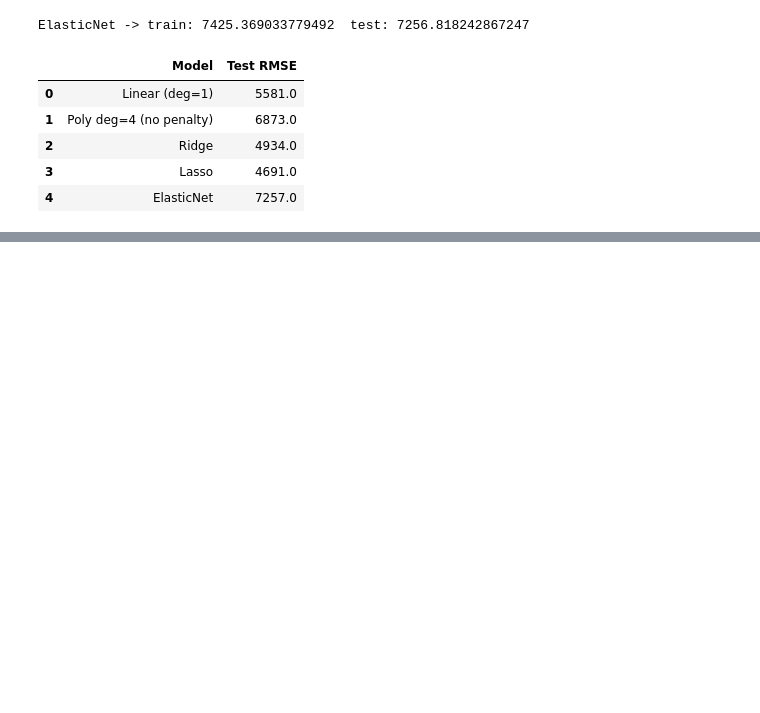
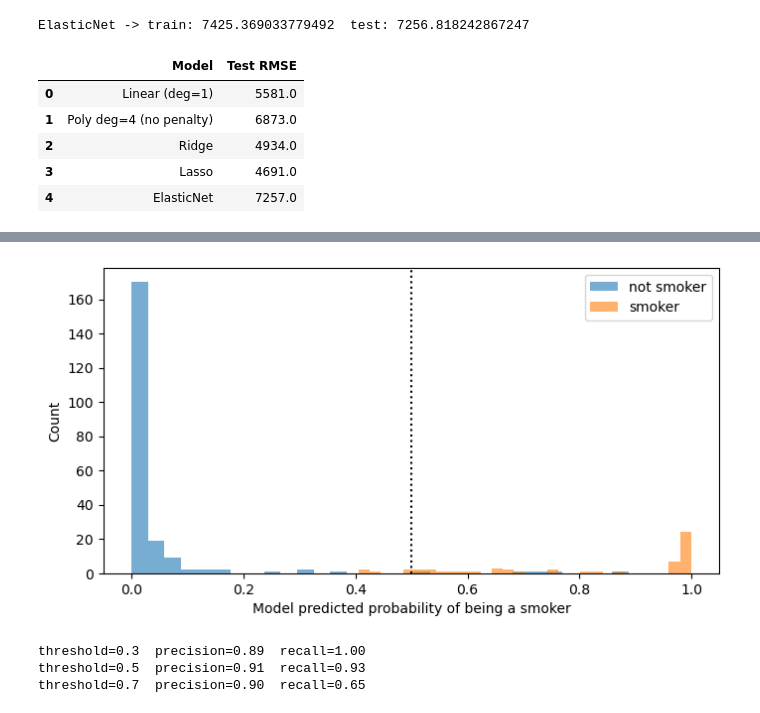
Before and after one commit to EvezMemmedov/End-to-End-Data-Science, a Jupyter notebook: Project-01/insurance_ml.ipynb, the cells around one changed output, grey strips where cells are left out. Cells and saved outputs as stored; diff of their text form; code cells hidden in the pictures; blank space fills up the shorter version.

```diff
--- a/Project-01/insurance_ml.ipynb
+++ b/Project-01/insurance_ml.ipynb
@@ -654,3 +654,12 @@ results.round(0)
 | 2 | Ridge | 4934.0 |
 | 3 | Lasso | 4691.0 |
 | 4 | ElasticNet | 7257.0 |
+# %%
+from sklearn.model_selection import train_test_split
+
+X_clf = df_encoded.drop('smoker_yes', axis=1)
+y_clf = df_encoded['smoker_yes']
+
+Xc_train, Xc_test, yc_train, yc_test = train_test_split(X_clf, y_clf, test_size=0.2, random_state=42, stratify=y_clf)
+
+print(yc_train.mean(), yc_test.mean())
@@ -656,0 +668,7 @@ results.round(0)
+# %%
+from sklearn.dummy import DummyClassifier
+
+dummy = DummyClassifier(strategy='most_frequent')
+dummy.fit(Xc_train, yc_train)
+
+print('Dummy Classifier accuracy:', dummy.score(Xc_test, yc_test))
@@ -656,0 +677,10 @@ results.round(0)
+# %%
+from sklearn.linear_model import LogisticRegression
+from sklearn.pipeline import make_pipeline
+from sklearn.preprocessing import StandardScaler
+
+log_reg = make_pipeline(StandardScaler(), LogisticRegression(random_state=42))
+log_reg.fit(Xc_train, yc_train)
+
+print('Train accuaracy:', log_reg.score(Xc_train, yc_train))
+print('Test accuracy:', log_reg.score(Xc_test, yc_test))
@@ -656,0 +708,24 @@ results.round(0)
+# %%
+proba = log_reg.predict_proba(Xc_test)[:, 1]
+
+plt.figure(figsize=(8, 4))
+plt.hist(proba[yc_test == 0], bins=30, alpha=0.6, label='not smoker')
+plt.hist(proba[yc_test == 1], bins=30, alpha=0.6, label='smoker')
+plt.axvline(0.5, color='k', linestyle=':')
+plt.xlabel('Model predicted probability of being a smoker')
+plt.ylabel('Count')
+plt.legend()
+plt.show()
+# %% [output]
+[figure, added]
+# %%
+for t in [0.3, 0.5, 0.7]:
+    pred_t = (proba >= t).astype(int)
+    tp = np.sum((pred_t == 1) & (yc_test == 1))
+    fp = np.sum((pred_t == 1) & (yc_test == 0))
+    fn = np.sum((pred_t == 0) & (yc_test == 1))
+    print(f'threshold={t}  precision={tp/(tp+fp):.2f}  recall={tp/(tp+fn):.2f}')
+# %% [output]
+threshold=0.3  precision=0.89  recall=1.00
+threshold=0.5  precision=0.91  recall=0.93
+threshold=0.7  precision=0.90  recall=0.65
```
Also changed, not shown: parts of 6 cells of this notebook.
